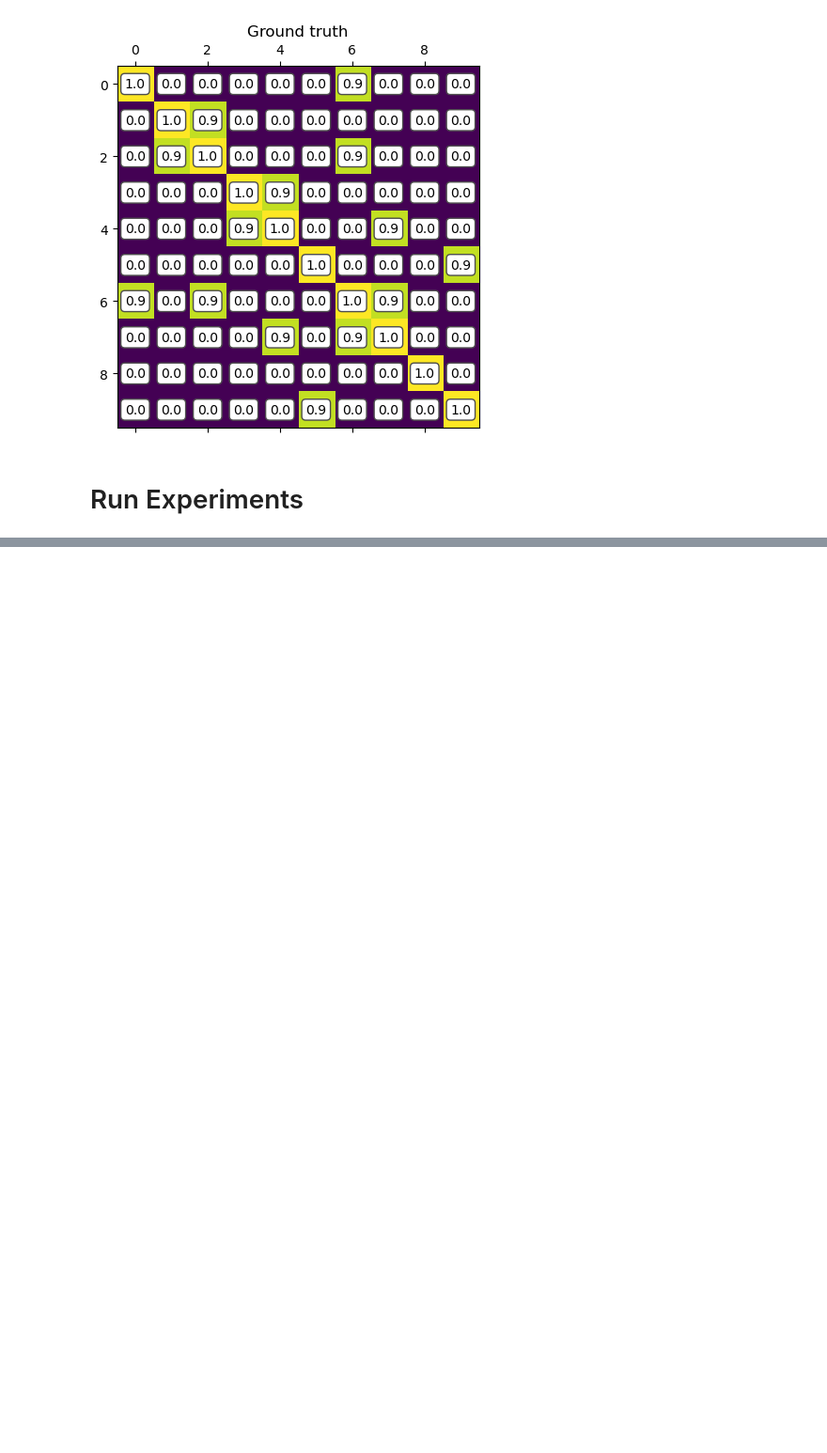
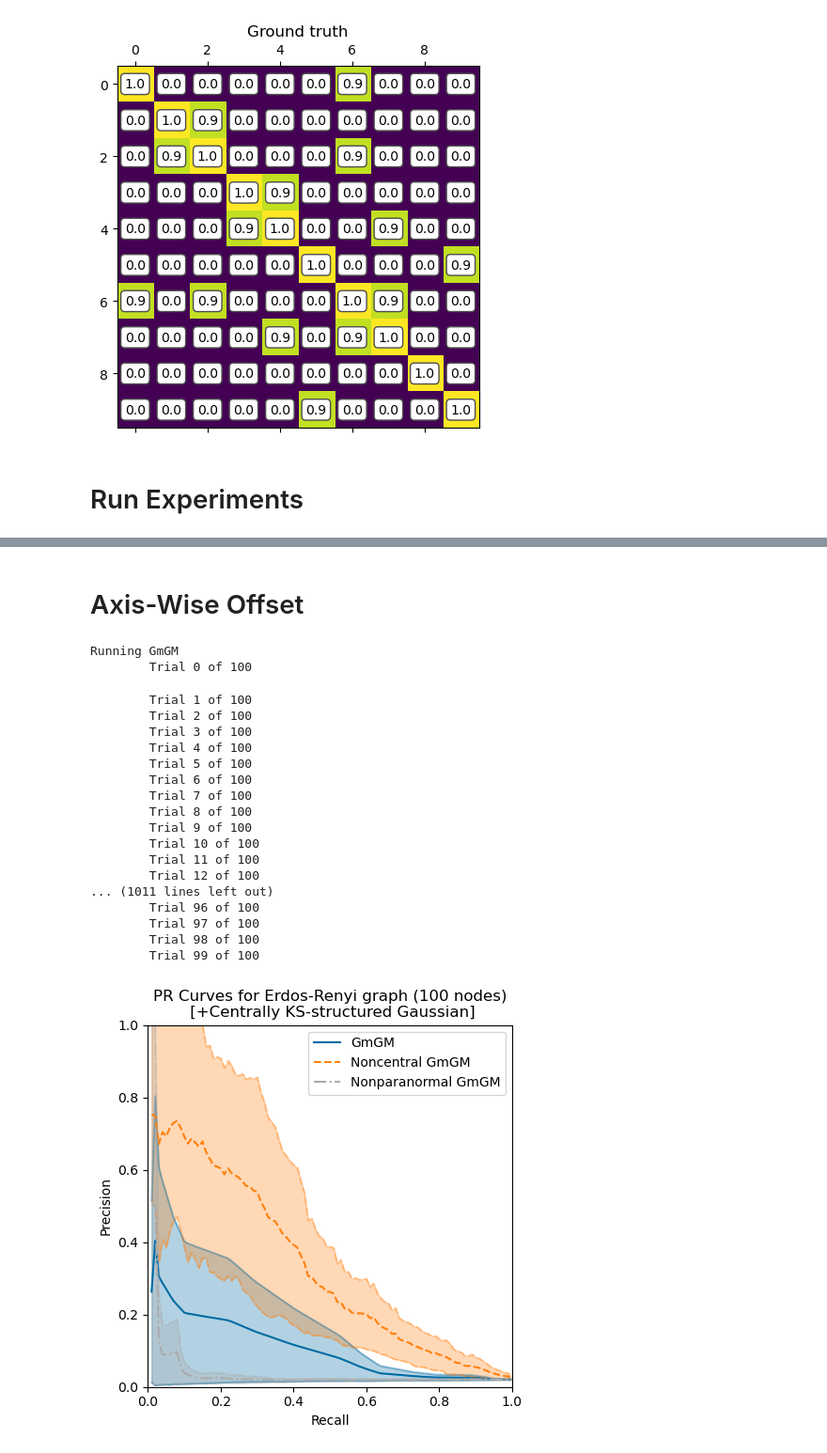
Before and after one commit to BaileyAndrew/Noncentral-KS-Normal, a Jupyter notebook: synthetic-data-test.ipynb, the cells around one changed output, grey strips where cells are left out. Shown at 94% size. Cells and saved outputs as stored; diff of their text form; code cells hidden in the pictures; blank space fills up the shorter version.

```diff
--- a/synthetic-data-test.ipynb
+++ b/synthetic-data-test.ipynb
@@ -1236,0 +497,41 @@ Iteration: 3 (Change: 0.012054375153360676)
+# %% [markdown]
+# Axis-Wise Offset
+# %%
+# Create a random graph
+num_nodes = 100
+graph = ig.Graph.Barabasi(n=num_nodes)#, p=0.01)
+
+def total_offset(x):
+    #x = x + 1
+    x = x + np.random.normal(0, 1, (x.shape[0], 1))
+    x = x + np.random.normal(0, 1, (1, x.shape[1]))
+    return x
+
+fig, axs = precision_test(
+    num_nodes,
+    graph,
+    total_offset,
+    title="+Centrally KS-structured Gaussian"
+)
+fig.savefig('./out-figs/central-ks-structured-offset.pdf', bbox_inches="tight")
+# %% [output]
+Running GmGM
+        Trial 0 of 100
+        Trial 1 of 100
+        Trial 2 of 100
+        Trial 3 of 100
+        Trial 4 of 100
+        Trial 5 of 100
+        Trial 6 of 100
+        Trial 7 of 100
+        Trial 8 of 100
+        Trial 9 of 100
+        Trial 10 of 100
+        Trial 11 of 100
+        Trial 12 of 100
+... (1011 lines left out)
+        Trial 96 of 100
+        Trial 97 of 100
+        Trial 98 of 100
+        Trial 99 of 100
+[figure, added]
```
Also changed, not shown: parts of 20 cells of this notebook, 10 other files.
